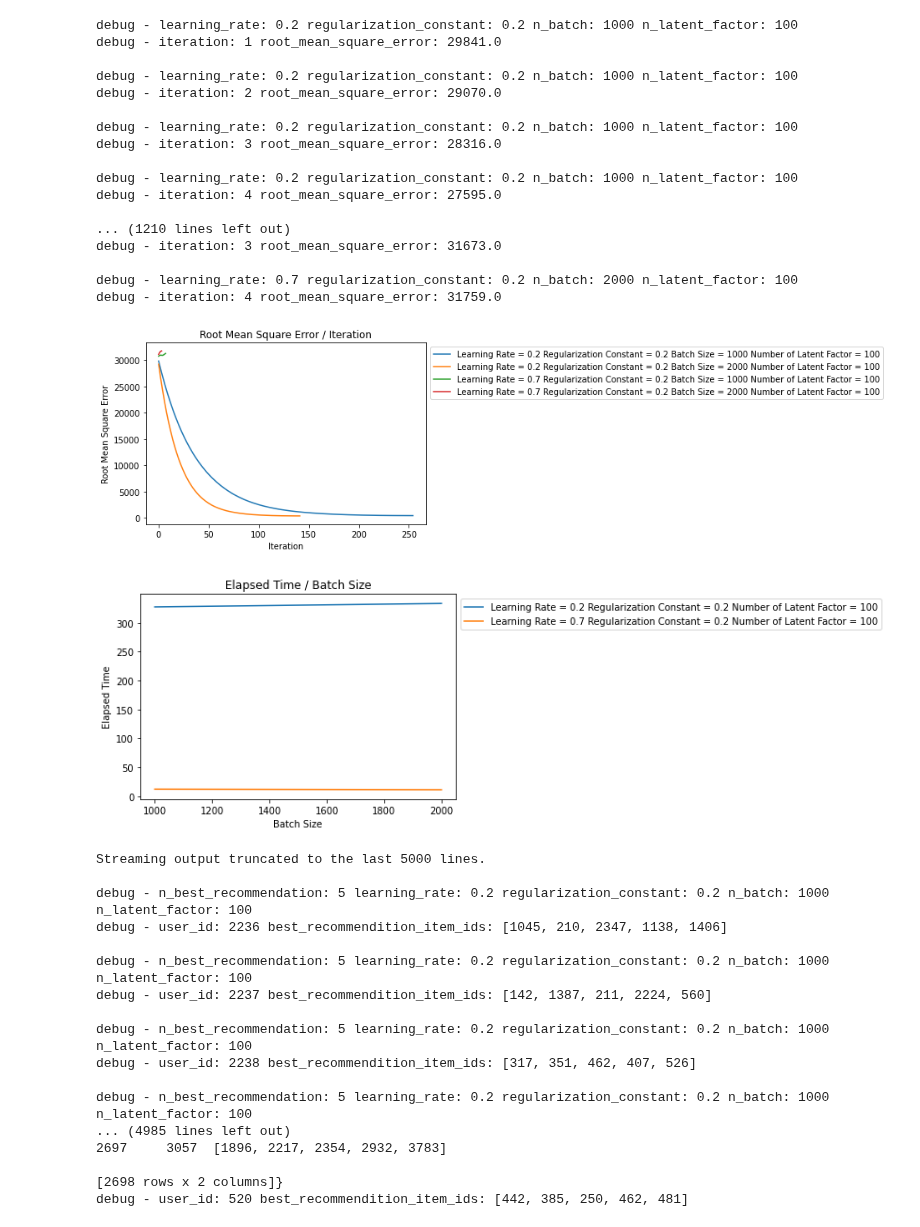
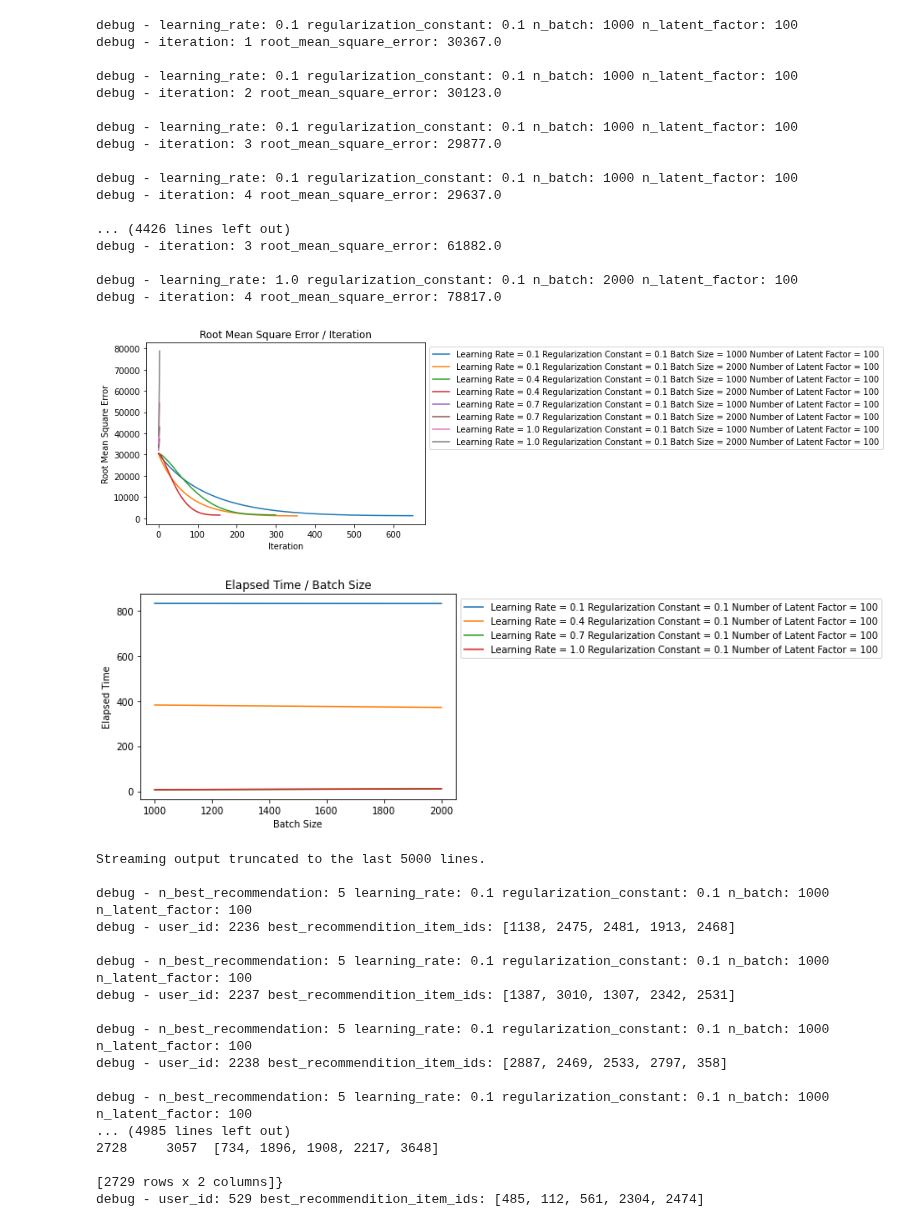
Before and after one commit to samohtwal/Bayesian-Personalized-Ranking, a Jupyter notebook: Bayesian_Personalized_Ranking.ipynb, the cells around one changed output. Drawn from its saved outputs; the diff is of its cells as text; code cells hidden in the pictures.

```diff
--- a/Bayesian_Personalized_Ranking.ipynb
+++ b/Bayesian_Personalized_Ranking.ipynb
@@ -504,63 +504,63 @@ n_user = len(training_data_dictionary[data_group_by_user_id_dictionary_key][data
 
 bayseian_personalized_ranking_parameters = []
 
-learning_rate_start = 0.2
-learning_rate_step = 0.5
-learning_rate_stop = 1 + 0.05 * learning_rate_step
+learning_rate_start = 0.1
+learning_rate_step = 0.3
+learning_rate_stop = 1 + 0.05
 
 n_batch_start = 1000
 n_batch_step = 1000
-n_batch_stop = 2000 + int(0.5 * n_batch_step)
+n_batch_stop = 2000 + 1
 
-regularization_constant_start = 0.2
+regularization_constant_start = 0.1
 regularization_constant_step = 0.5
-regularization_constant_stop = 0.2 + 0.05 * regularization_constant_step
+regularization_constant_stop = 0.2 + 0.05
 
 n_latent_factor_start = 100
 n_latent_factor_step = 100
-n_latent_factor_stop = 100 + int(0.5 * n_latent_factor_step)
+n_latent_factor_stop = 100 + 1
 
 bayseian_personalized_ranking_parameters = [{
     'random_seed' : 1234,
     'n_latent_factor' : int(n_latent_factor),
     'n_batch' : int(n_batch),
     'learning_rate' : round(learning_rate, 1),
     'regularization_constant' : round(regularization_constant, 1)
 }
 for learning_rate in np.arange (learning_rate_start, learning_rate_stop, learning_rate_step)
 for n_batch in range (n_batch_start, n_batch_stop, n_batch_step)
 for regularization_constant in np.arange (regularization_constant_start, regularization_constant_stop, regularization_constant_step)
 for n_latent_factor in range (n_latent_factor_start, n_latent_factor_stop, n_latent_factor_step)]
 
 bayseian_personalized_ranking_models = []
 for index, bayseian_personalized_ranking_parameter in enumerate(bayseian_personalized_ranking_parameters):
     bayseian_personalized_ranking_models.append(BayseianPersonalizedRankingModel(**bayseian_personalized_ranking_parameter))
     bayseian_personalized_ranking_models[index].training_data_dictionary = training_data_dictionary
     bayseian_personalized_ranking_models[index].fit()
 
 ModelAnalyzerHelper().plot_root_mean_square_error_chart(bayseian_personalized_ranking_models)
 print('', end='\n')
 ModelAnalyzerHelper().plot_elapsed_time_chart(bayseian_personalized_ranking_models)
 # %% [output]
-debug - learning_rate: 0.2 regularization_constant: 0.2 n_batch: 1000 n_latent_factor: 100
-debug - iteration: 1 root_mean_square_error: 29841.0
+debug - learning_rate: 0.1 regularization_constant: 0.1 n_batch: 1000 n_latent_factor: 100
+debug - iteration: 1 root_mean_square_error: 30367.0
 
-debug - learning_rate: 0.2 regularization_constant: 0.2 n_batch: 1000 n_latent_factor: 100
-debug - iteration: 2 root_mean_square_error: 29070.0
+debug - learning_rate: 0.1 regularization_constant: 0.1 n_batch: 1000 n_latent_factor: 100
+debug - iteration: 2 root_mean_square_error: 30123.0
 
-debug - learning_rate: 0.2 regularization_constant: 0.2 n_batch: 1000 n_latent_factor: 100
-debug - iteration: 3 root_mean_square_error: 28316.0
+debug - learning_rate: 0.1 regularization_constant: 0.1 n_batch: 1000 n_latent_factor: 100
+debug - iteration: 3 root_mean_square_error: 29877.0
 
-debug - learning_rate: 0.2 regularization_constant: 0.2 n_batch: 1000 n_latent_factor: 100
-debug - iteration: 4 root_mean_square_error: 27595.0
+debug - learning_rate: 0.1 regularization_constant: 0.1 n_batch: 1000 n_latent_factor: 100
+debug - iteration: 4 root_mean_square_error: 29637.0
 
-... (1210 lines left out)
-debug - iteration: 3 root_mean_square_error: 31673.0
+... (4426 lines left out)
+debug - iteration: 3 root_mean_square_error: 61882.0
 
-debug - learning_rate: 0.7 regularization_constant: 0.2 n_batch: 2000 n_latent_factor: 100
-debug - iteration: 4 root_mean_square_error: 31759.0
+debug - learning_rate: 1.0 regularization_constant: 0.1 n_batch: 2000 n_latent_factor: 100
+debug - iteration: 4 root_mean_square_error: 78817.0
-[figure, old version]
+[figure, new version]
-[figure, old version]
+[figure, new version]
 # %%
 # validate model
 
@@ -627,18 +627,18 @@ print('debug - user_id:', user_id, 'best_recommendition_item_ids:', best_recomme
 # %% [output]
 Streaming output truncated to the last 5000 lines.
 
-debug - n_best_recommendation: 5 learning_rate: 0.2 regularization_constant: 0.2 n_batch: 1000 n_latent_factor: 100
-debug - user_id: 2236 best_recommendition_item_ids: [1045, 210, 2347, 1138, 1406]
+debug - n_best_recommendation: 5 learning_rate: 0.1 regularization_constant: 0.1 n_batch: 1000 n_latent_factor: 100
+debug - user_id: 2236 best_recommendition_item_ids: [1138, 2475, 2481, 1913, 2468]
 
-debug - n_best_recommendation: 5 learning_rate: 0.2 regularization_constant: 0.2 n_batch: 1000 n_latent_factor: 100
-debug - user_id: 2237 best_recommendition_item_ids: [142, 1387, 211, 2224, 560]
+debug - n_best_recommendation: 5 learning_rate: 0.1 regularization_constant: 0.1 n_batch: 1000 n_latent_factor: 100
+debug - user_id: 2237 best_recommendition_item_ids: [1387, 3010, 1307, 2342, 2531]
 
-debug - n_best_recommendation: 5 learning_rate: 0.2 regularization_constant: 0.2 n_batch: 1000 n_latent_factor: 100
-debug - user_id: 2238 best_recommendition_item_ids: [317, 351, 462, 407, 526]
+debug - n_best_recommendation: 5 learning_rate: 0.1 regularization_constant: 0.1 n_batch: 1000 n_latent_factor: 100
+debug - user_id: 2238 best_recommendition_item_ids: [2887, 2469, 2533, 2797, 358]
 
-debug - n_best_recommendation: 5 learning_rate: 0.2 regularization_constant: 0.2 n_batch: 1000 n_latent_factor: 100
+debug - n_best_recommendation: 5 learning_rate: 0.1 regularization_constant: 0.1 n_batch: 1000 n_latent_factor: 100
 ... (4985 lines left out)
-2697     3057  [1896, 2217, 2354, 2932, 3783]
+2728     3057  [734, 1896, 1908, 2217, 3648]
 
-[2698 rows x 2 columns]}
-debug - user_id: 520 best_recommendition_item_ids: [442, 385, 250, 462, 481]
+[2729 rows x 2 columns]}
+debug - user_id: 529 best_recommendition_item_ids: [485, 112, 561, 2304, 2474]
```
